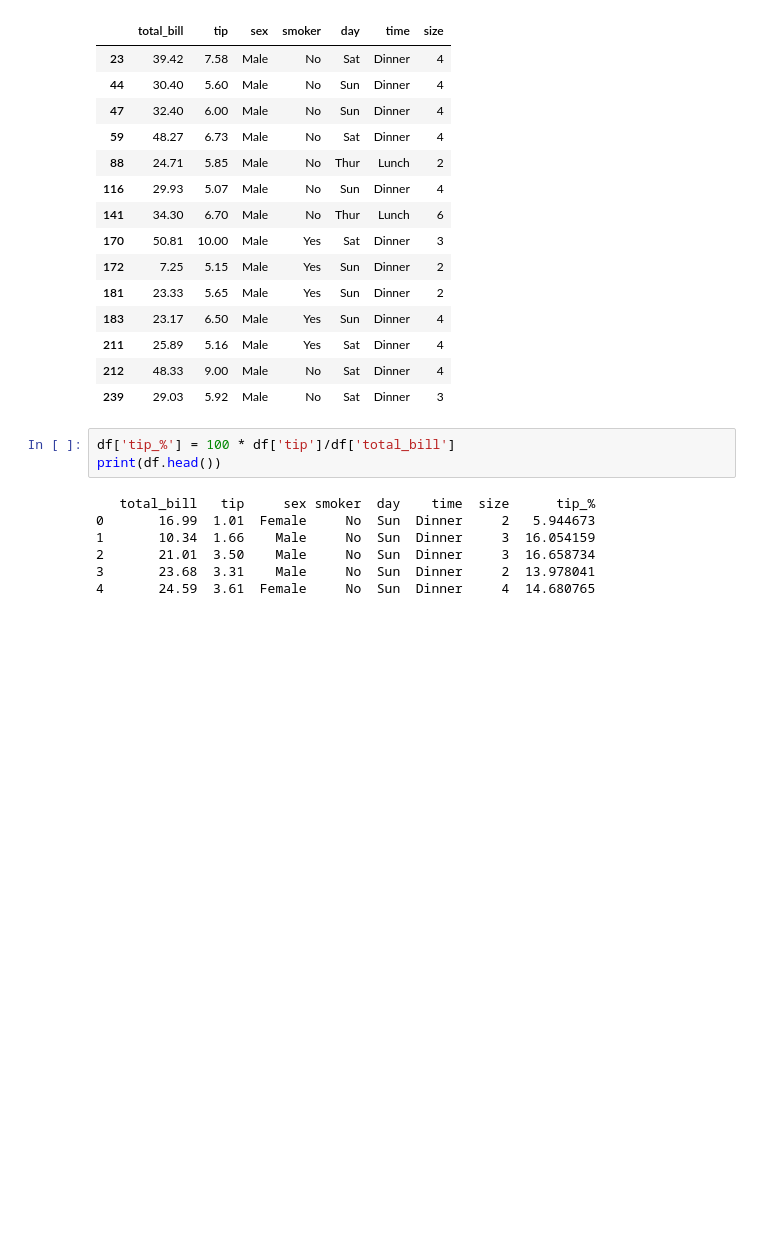
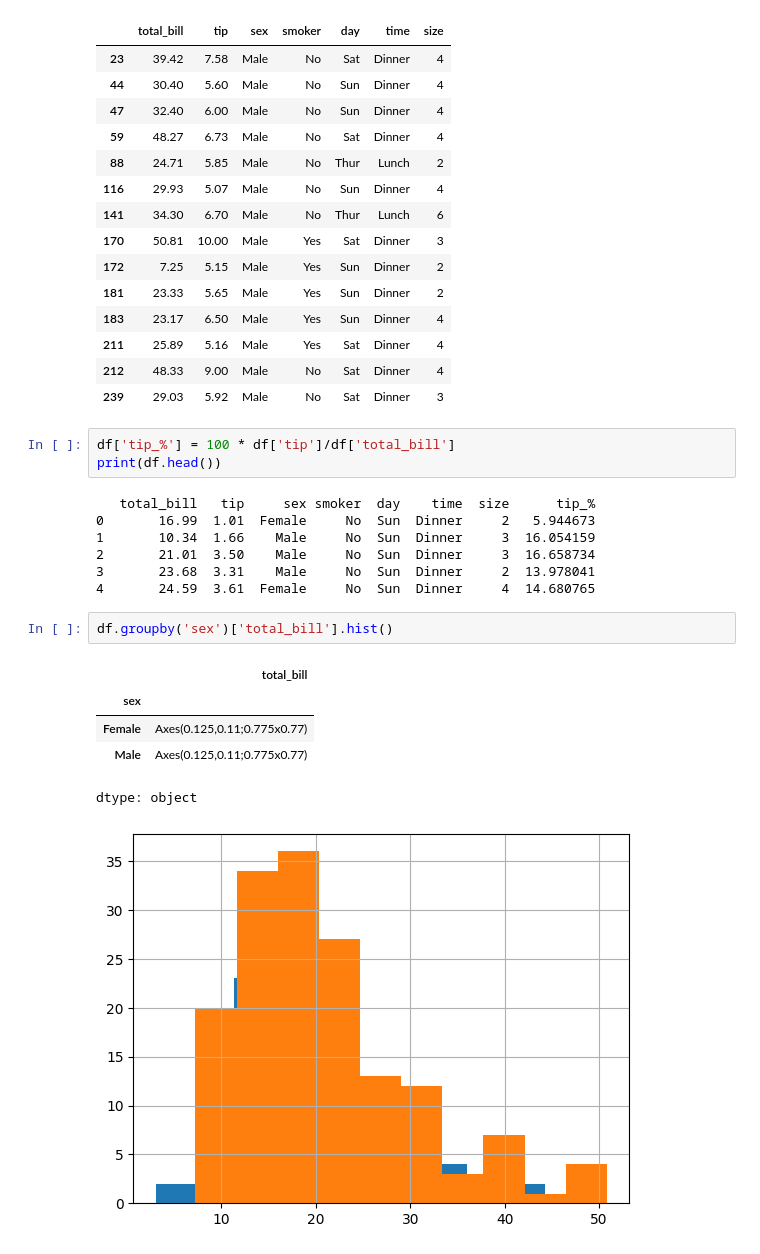
Before and after one commit to necmigunduz/ai-learn, a Jupyter notebook: Learn_AI.ipynb, the cells around one changed output. Saved outputs shown, nothing was run; the diff lists cells and outputs as text; blank space fills up the shorter version.

```diff
--- a/Learn_AI.ipynb
+++ b/Learn_AI.ipynb
@@ -216,3 +216,12 @@ print(df.head())
 2       21.01  3.50    Male     No  Sun  Dinner     3  16.658734
 3       23.68  3.31    Male     No  Sun  Dinner     2  13.978041
 4       24.59  3.61  Female     No  Sun  Dinner     4  14.680765
+# %%
+df.groupby('sex')['total_bill'].hist()
+# %% [output]
+|  | total_bill |
+| sex |  |
+| Female | Axes(0.125,0.11;0.775x0.77) |
+| Male | Axes(0.125,0.11;0.775x0.77) |
+dtype: object
+[figure, added]
```
